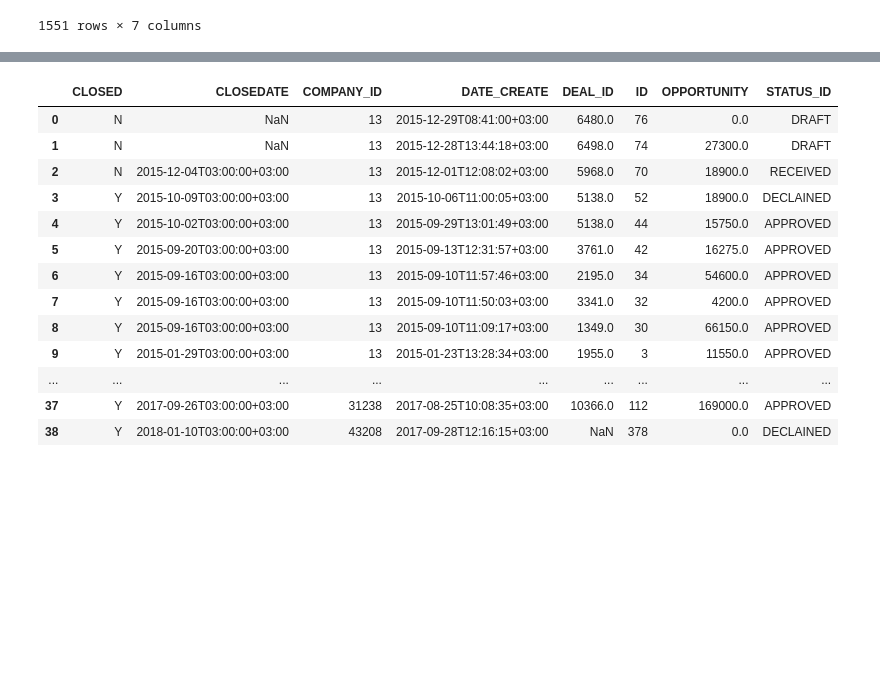
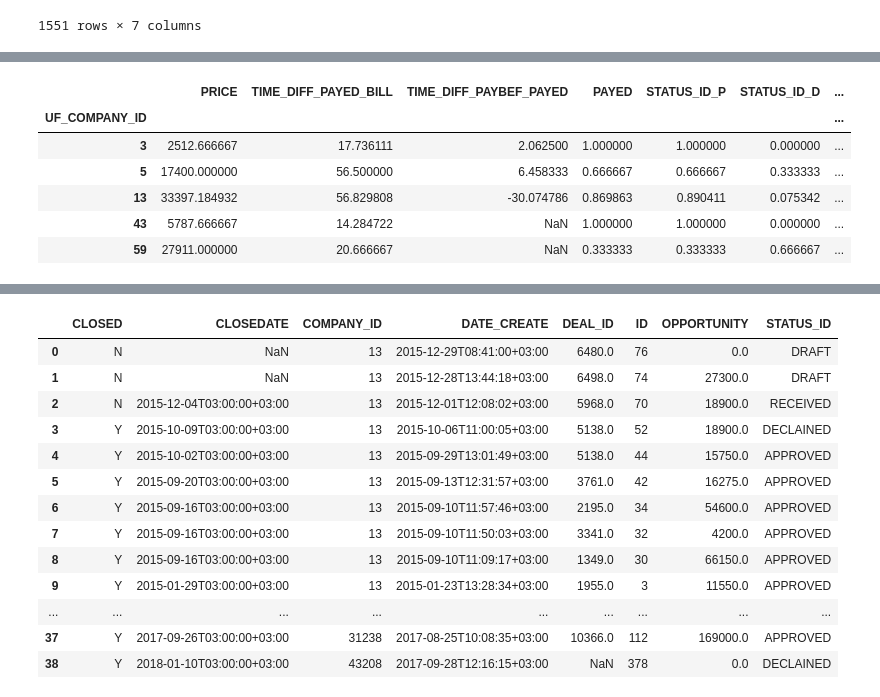
Before and after one commit to bogdanovdya/Clients_Lifetime, a Jupyter notebook: model/DF_compilation.ipynb, the cells around one changed output, grey strips where cells are left out. Saved outputs shown, nothing was run; the diff lists cells and outputs as text; code cells hidden in the pictures; blank space fills up the shorter version.

```diff
--- a/model/DF_compilation.ipynb
+++ b/model/DF_compilation.ipynb
@@ -85,0 +207,2 @@ inv_df
+# %%
+inv_df['PAYED'] = inv_df['PAYED'].apply(lambda x: 1 if(x == 'Y') else 0)
@@ -85,0 +217,5 @@ inv_df
+# %%
+inv_df['STATUS_ID_P'] = inv_df['STATUS_ID'].apply(lambda x: 1 if(x == 'P') else 0)
+inv_df['STATUS_ID_D'] = inv_df['STATUS_ID'].apply(lambda x: 1 if(x == 'D') else 0)
+inv_df['STATUS_ID_N'] = inv_df['STATUS_ID'].apply(lambda x: 1 if(x == 'N') else 0)
+inv_df['STATUS_ID_T'] = inv_df['STATUS_ID'].apply(lambda x: 1 if(x == 'T') else 0)
@@ -85,0 +231,2 @@ inv_df
+# %%
+ inv_group = inv_df.groupby(by='UF_COMPANY_ID')
@@ -85,0 +257,13 @@ inv_df
+# %%
+inv_mean = inv_group['PRICE', 'TIME_DIFF_PAYED_BILL','TIME_DIFF_PAYBEF_PAYED', 'PAYED',
+                       'STATUS_ID_P', 'STATUS_ID_D', 'STATUS_ID_N', 'STATUS_ID_T'].mean()
+# %%
+inv_mean.head()
+# %% [output]
+|  | PRICE | TIME_DIFF_PAYED_BILL | TIME_DIFF_PAYBEF_PAYED | PAYED | STATUS_ID_P | STATUS_ID_D | ... |
+| UF_COMPANY_ID |  |  |  |  |  |  | ... |
+| 3 | 2512.666667 | 17.736111 | 2.062500 | 1.000000 | 1.000000 | 0.000000 | ... |
+| 5 | 17400.000000 | 56.500000 | 6.458333 | 0.666667 | 0.666667 | 0.333333 | ... |
+| 13 | 33397.184932 | 56.829808 | -30.074786 | 0.869863 | 0.890411 | 0.075342 | ... |
+| 43 | 5787.666667 | 14.284722 | NaN | 1.000000 | 1.000000 | 0.000000 | ... |
+| 59 | 27911.000000 | 20.666667 | NaN | 0.333333 | 0.333333 | 0.666667 | ... |
```
Also changed, not shown: parts of 70 cells of this notebook.
